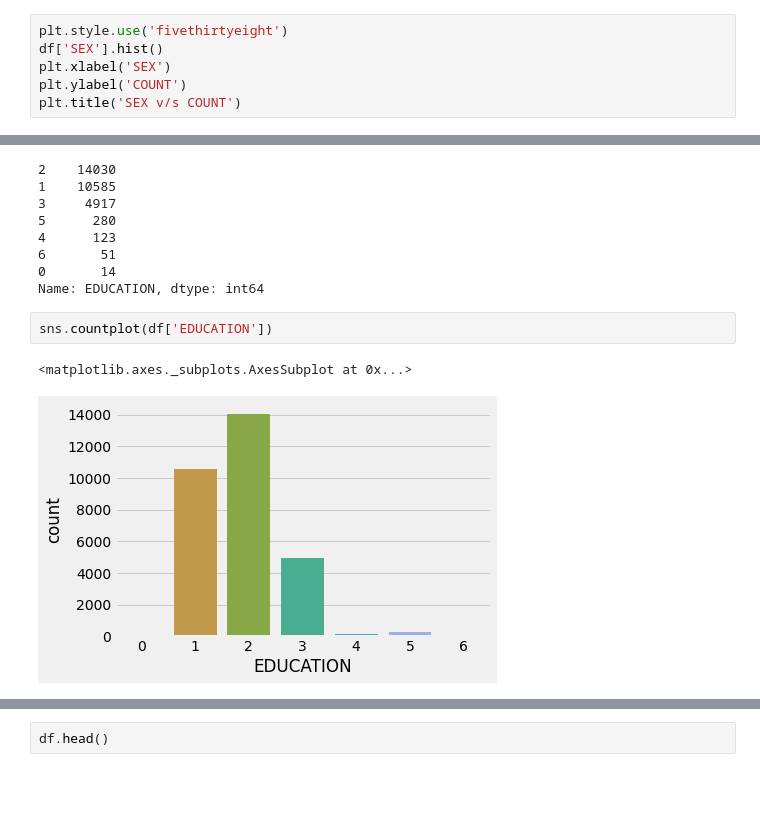
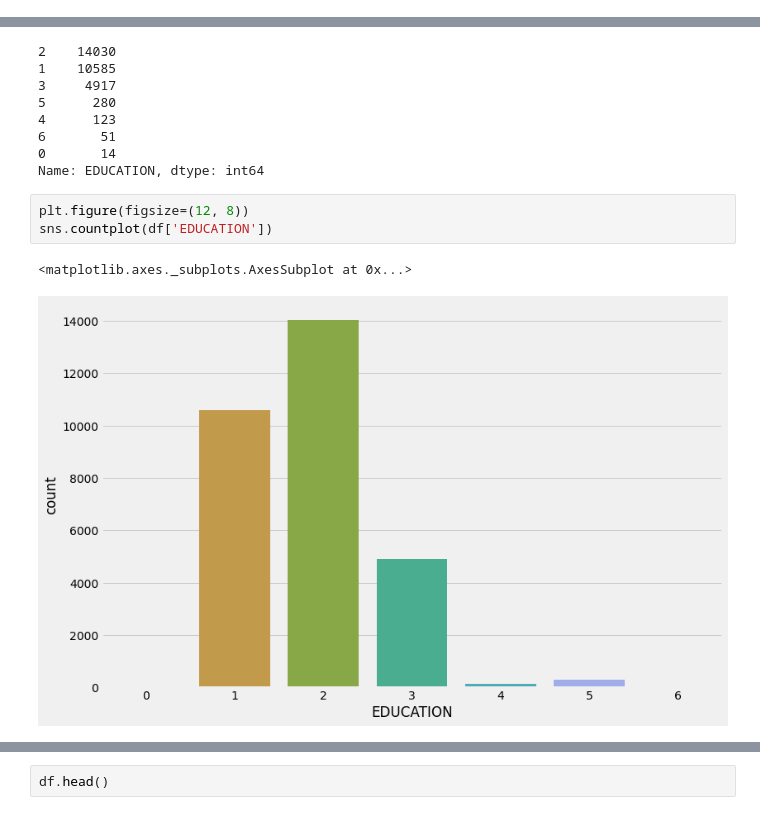
Before and after one commit to shuklasid19/Assignment, a Jupyter notebook: bankbalance.ipynb, the cells around one changed output, grey strips where cells are left out. Cells and saved outputs as stored; diff of their text form; blank space fills up the shorter version.

```diff
--- a/bankbalance.ipynb
+++ b/bankbalance.ipynb
@@ -358,6 +387,0 @@ Index(['LIMIT_BAL', 'SEX', 'EDUCATION', 'MARRIAGE', 'AGE', 'PAY_1', 'PAY_2',
-# %%
-plt.style.use('fivethirtyeight')
-df['SEX'].hist()
-plt.xlabel('SEX')
-plt.ylabel('COUNT')
-plt.title('SEX v/s COUNT')
@@ -415,7 +450,8 @@ df['EDUCATION'].value_counts()
 0       14
 Name: EDUCATION, dtype: int64
 # %%
+plt.figure(figsize=(12, 8))
 sns.countplot(df['EDUCATION'])
 # %% [output]
 <matplotlib.axes._subplots.AxesSubplot at 0x...>
-[figure, old version]
+[figure, new version]
```
Also changed, not shown: parts of 159 cells of this notebook.
